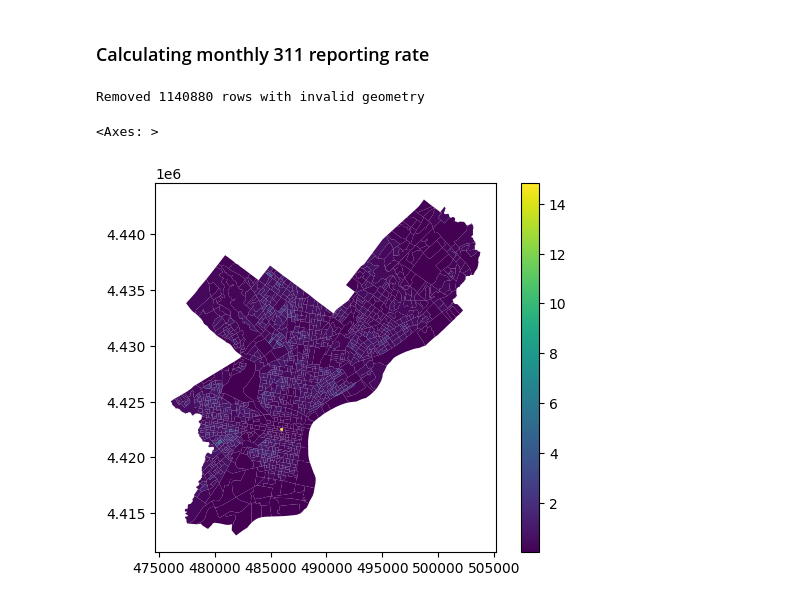
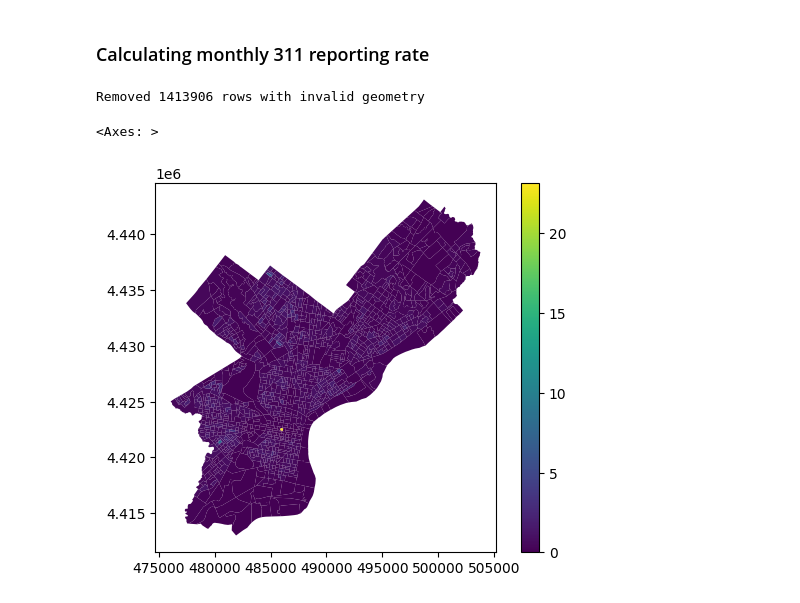
Before and after one commit to yuxinlg/Illegal-Dumping, a Jupyter notebook: code/foot_traffic.ipynb, the cells around one changed output. Drawn from its saved outputs; the diff is of its cells as text; code cells hidden in the pictures.

```diff
--- a/code/foot_traffic.ipynb
+++ b/code/foot_traffic.ipynb
@@ -281,14 +289,14 @@ pc311_22 = gpd.read_file('data/311/2022/public_cases_fc.shp')
 ## load 2021 data
 pc311_21 = gpd.read_file('data/311/2021/public_cases_fc.shp')
 # %%
-datasets = [pc311_21, pc311_22, pc311_23, pc311_24]
-dataset_names = ['pc311_21', 'pc311_22', 'pc311_23','pc311_24']
-years = [2021, 2022, 2023, 2024]
+datasets = [pc311_21, pc311_22, pc311_23, pc311_24, pc311_25]
+dataset_names = ['pc311_21', 'pc311_22', 'pc311_23','pc311_24', 'pc311_25']
+years = [2021, 2022, 2023, 2024, 2025]
 
 # Process each dataset
-for i, df in enumerate(datasets):
+for i, ds in enumerate(datasets):
     # Remove rows where service_na is "Illegal Dumping"
-    df_filtered = df[df['service_na'] != 'Illegal Dumping']
+    df_filtered = ds[ds['service_na'] != 'Illegal Dumping']
 
     # Add year column
     df_filtered['year'] = years[i]
@@ -299,10 +307,10 @@ for i, df in enumerate(datasets):
     # Update the dataset
     datasets[i] = df_filtered
 
-    print(f"{dataset_names[i]}: Removed {len(df) - len(df_filtered)} 'Illegal Dumping' rows, added year {years[i]}")
+    print(f"{dataset_names[i]}: Removed {len(ds) - len(df_filtered)} 'Illegal Dumping' rows, added year {years[i]}")
 
 # Reassign the cleaned datasets back to original variable names
-pc311_21, pc311_22, pc311_23, pc311_24 = datasets
+pc311_21, pc311_22, pc311_23, pc311_24, pc311_25 = datasets
 # %% [output]
 A value is trying to be set on a copy of a slice from a DataFrame.
 Try using .loc[row_indexer,col_indexer] = value instead
@@ -338,14 +361,14 @@ columns_to_keep = ['AREA', 'DATE_RANGE_START', 'DATE_RANGE_END', 'RAW_DEVICE_COU
 merged_gdf_list = []
 
 # Process each dataframe in df_list
-for i, df in enumerate(df_list):
+for i, df_monthly in enumerate(df_list):
     # Filter to keep only the specified columns
-    df_filtered = df[columns_to_keep].copy()
+    df_filtered = df_monthly[columns_to_keep].copy()
 
     df_filtered['AREA'] = df_filtered['AREA'].astype(str)
     pa_2018['GEOID'] = pa_2018['GEOID'].astype(str)
 
-    # Merge with pa_2018 using AREA from df and GEOID from pa_2018
+    # Merge with pa_2018 using AREA from df_monthly and GEOID from pa_2018
     merged_df = df_filtered.merge(
         pa_2018,
         left_on='AREA',
@@ -522,7 +536,7 @@ ft_all['Y_aw'] = ft_all['Y_aw'].str[:4].astype(int)
 ft_all['year_month'] = ft_all['Y_aw'] * 100 + ft_all['month']
 # %%
 ## combine all 311 data
-all_311 = gpd.GeoDataFrame(pd.concat([pc311_21, pc311_22,pc311_23, pc311_24], ignore_index=True))
+all_311 = gpd.GeoDataFrame(pd.concat([pc311_21, pc311_22,pc311_23, pc311_24, pc311_25], ignore_index=True))
 
 ## extrac month and year from `requested_`` and create year_month column
 all_311['requested_'] = pd.to_datetime(all_311['requested_'])
@@ -538,13 +552,11 @@ final_count = len(all_311)
 removed_count = initial_count - final_count
 print(f'Removed {removed_count} rows with invalid geometry')
 # %% [output]
-Removed 1140880 rows with invalid geometry
+Removed 1413906 rows with invalid geometry
 # %%
-## align crs
-pa_2023 = pa_2023.to_crs(26918)
-
-## spatial join all_311 with pa_2023 to assign GEOID
-all_311 = all_311.sjoin(pa_2023, how='left', predicate='within')
+## spatial join all_311 with philly_2023 to assign GEOID
+## philly_2023 is already filtered to Philadelphia and reprojected to EPSG:26918
+all_311 = all_311.sjoin(philly_2023, how='left', predicate='within')
 
 ## keep only year_month, objectid, GEOID
 all_311 = all_311[['year_month', 'objectid', 'GEOID','geometry']]
@@ -567,17 +579,17 @@ ft_all_month_agg = ft_all_month.groupby('GEOID')['reporting_rate'].mean().reset_
 # %%
 ## plotting to check
 # add geometry to ft_all_month_agg
 ft_all_month_agg['GEOID'] = ft_all_month_agg['GEOID'].astype(str)
-pa_2023['GEOID'] = pa_2023['GEOID'].astype(str)
+philly_2023['GEOID'] = philly_2023['GEOID'].astype(str)
 
-ft_all_month_gdf = ft_all_month_agg.merge(pa_2023[['GEOID', 'geometry']], on='GEOID', how='left')
+ft_all_month_gdf = ft_all_month_agg.merge(philly_2023[['GEOID', 'geometry']], on='GEOID', how='left')
 ft_all_month_gdf = gpd.GeoDataFrame(ft_all_month_gdf, geometry='geometry')
 
 ft_all_month_gdf['reporting_rate_100'] = ft_all_month_gdf['reporting_rate']*100
 ft_all_month_gdf.plot(column='reporting_rate_100', cmap='viridis', legend=True)
 # %% [output]
 <Axes: >
-[figure, old version]
+[figure, new version]
 # %%
 # Remove outliers using IQR method
 Q1 = ft_all_month_gdf['reporting_rate_100'].quantile(0.25)
```
Also changed, not shown: parts of 25 cells of this notebook, 13 other files.
